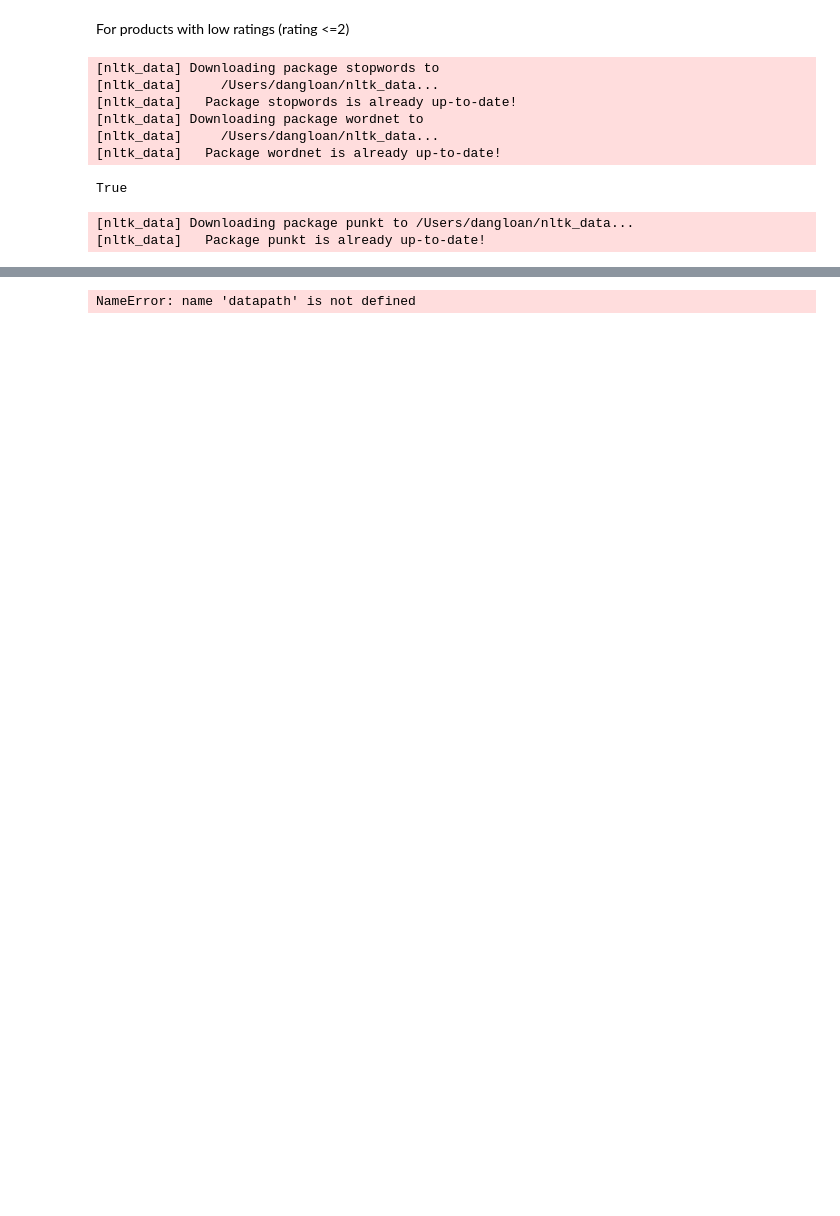
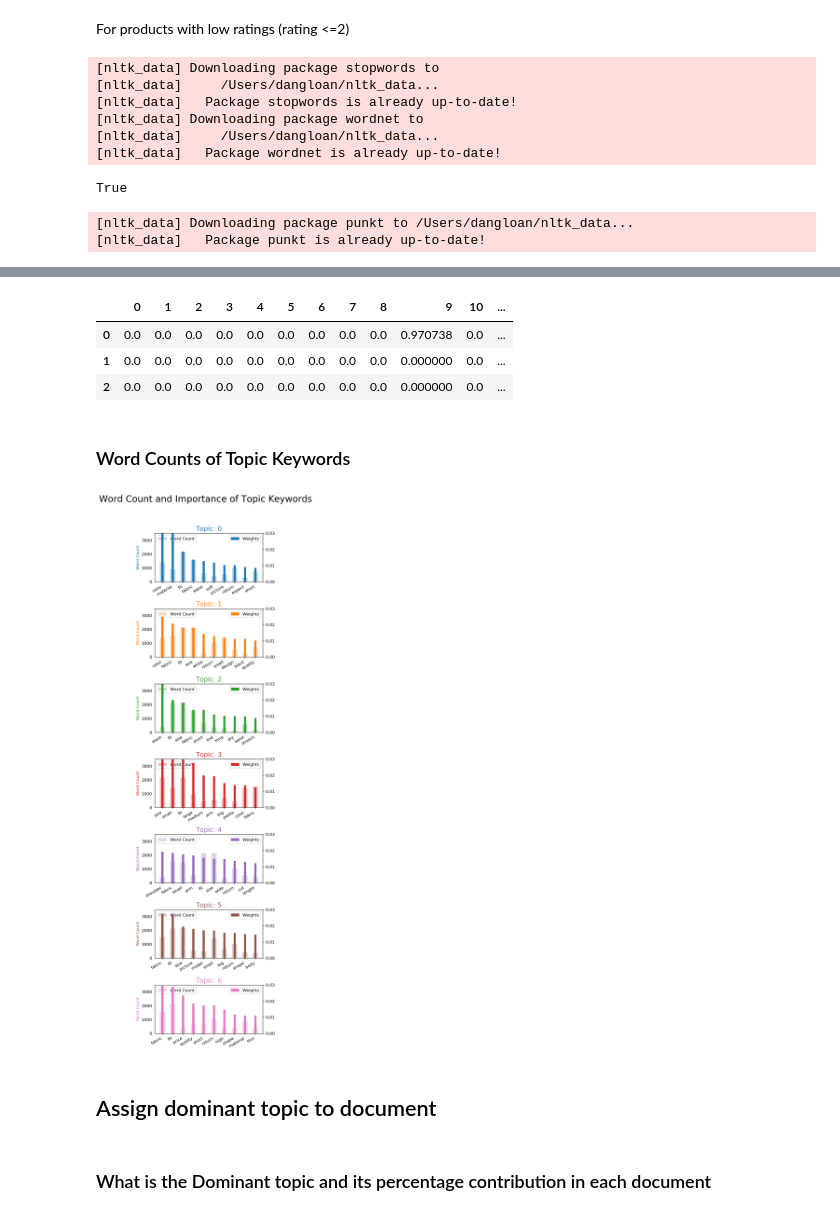
Before and after one commit to loandangnt/women-clothing, a Jupyter notebook: LDA_modelling.ipynb, the cells around one changed output, grey strips where cells are left out. Drawn from its saved outputs; the diff is of its cells as text; code cells hidden in the pictures; blank space fills up the shorter version.

```diff
--- a/LDA_modelling.ipynb
+++ b/LDA_modelling.ipynb
@@ -354,11 +367,79 @@ Topic 9: Bad tailored details, size???
+# %%
+def label_theme(row):
+    if row['dominant_topic'] == 0 :
+        return 'Color/material'
+    if row['dominant_topic'] == 1 :
+        return 'Color/fabric'
+    if row['dominant_topic'] == 2 :
+        return 'Wash/dry/fit/stretch/fabric'
+    if row['dominant_topic'] == 3:
+        return 'Size/small'
+    if row['dominant_topic']  == 4:
+        return 'Shoulder/arm/length/wide/fabric'
+    if row['dominant_topic'] == 5:
+        return 'Fabric/fit'
+    if row['dominant_topic'] == 6:
+        return 'Fit/fabric/quality'
+
+
+
+# document_topic['dominant_topic_theme'] = document_topic.apply (lambda row: label_theme(row), axis=1)
+# document_topic.head(3)
+# %% [output]
+|  | 0 | 1 | 2 | 3 | 4 | 5 | 6 | 7 | 8 | 9 | 10 | ... |
+| 0 | 0.0 | 0.0 | 0.0 | 0.0 | 0.0 | 0.0 | 0.0 | 0.0 | 0.0 | 0.970738 | 0.0 | ... |
+| 1 | 0.0 | 0.0 | 0.0 | 0.0 | 0.0 | 0.0 | 0.0 | 0.0 | 0.0 | 0.000000 | 0.0 | ... |
+| 2 | 0.0 | 0.0 | 0.0 | 0.0 | 0.0 | 0.0 | 0.0 | 0.0 | 0.0 | 0.000000 | 0.0 | ... |
+# %% [markdown]
+### Word Counts of Topic Keywords
+
+<!-- When it comes to the keywords in the topics, the importance (weights) of the keywords matters. Along with that, how frequently the words have appeared in the documents is also interesting to look.
+
+Let’s plot the word counts and the weights of each keyword in the same chart.
+
+You want to keep an eye out on the words that occur in multiple topics and the ones whose relative frequency is more than the weight. Often such words turn out to be less important. The chart I’ve drawn below is a result of adding several such words to the stop words list in the beginning and re-running the training process. -->
+# %%
+from collections import Counter
+topics = lda_model.show_topics(formatted=False)
+data_flat = [w for w_list in list_of_list_of_tokens for w in w_list]
+counter = Counter(data_flat)
+
+out = []
+for i, topic in topics:
+    for word, weight in topic:
+        out.append([word, i , weight, counter[word]])
+
+df = pd.DataFrame(out, columns=['word', 'topic_id', 'importance', 'word_count'])
+
+# Plot Word Count and Weights of Topic Keywords
+fig, axes = plt.subplots(7, 1, figsize=(5,18), sharey=True, dpi=160)
+cols = [color for name, color in mcolors.TABLEAU_COLORS.items()]
+for i, ax in enumerate(axes.flatten()):
+    ax.bar(x='word', height="word_count", data=df.loc[df.topic_id==i, :], color=cols[i], width=0.5, alpha=0.3, label='Word Count')
+    ax_twin = ax.twinx()
+    ax_twin.bar(x='word', height="importance", data=df.loc[df.topic_id==i, :], color=cols[i], width=0.2, label='Weights')
+    ax.set_ylabel('Word Count', color=cols[i])
+    ax_twin.set_ylim(0, 0.030); ax.set_ylim(0, 3500)
+    ax.set_title('Topic: ' + str(i), color=cols[i], fontsize=16)
+    ax.tick_params(axis='y', left=False)
+    ax.set_xticklabels(df.loc[df.topic_id==i, 'word'], rotation=30, horizontalalignment= 'right')
+    ax.legend(loc='upper left'); ax_twin.legend(loc='upper right')
+
+fig.tight_layout(w_pad=2)
+fig.suptitle('Word Count and Importance of Topic Keywords', fontsize=22, y=1.05)
+plt.show()
+# %% [output]
+[figure, added]
 # %%
 # Save model to disk.
-temp_file = datapath("model")
+# temp_file = datapath("model")
 model.save('lda.lda_model')
 # Load a potentially pretrained model from disk.
 lda_model =  models.LdaModel.load('lda.lda_model')
-# %% [output]
-NameError: name 'datapath' is not defined
+# %% [markdown]
+## Assign dominant topic to document
+# %% [markdown]
+### What is the Dominant topic and its percentage contribution in each document
 # %%
 topics = [lda_model[corpus[i]] for i in range(len(df2))]
 # %%
```
Also changed, not shown: parts of 94 cells of this notebook.
